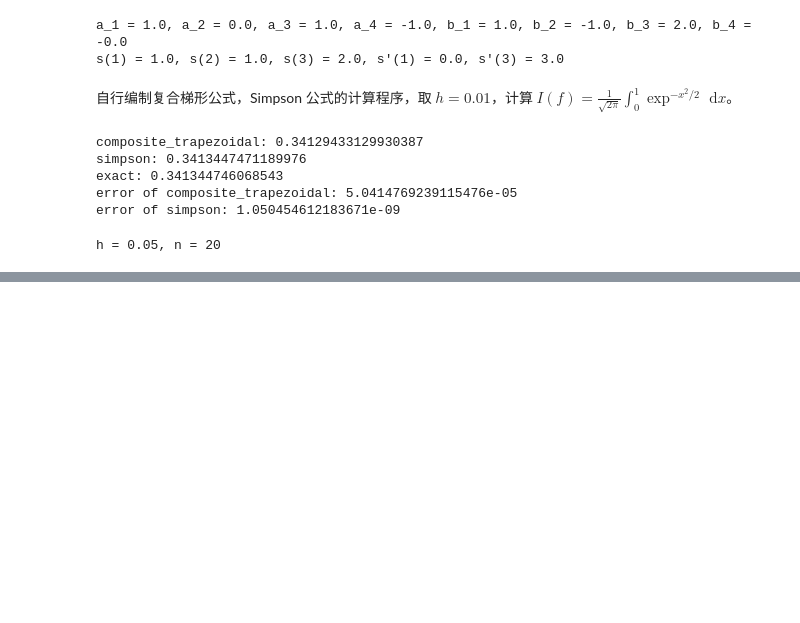
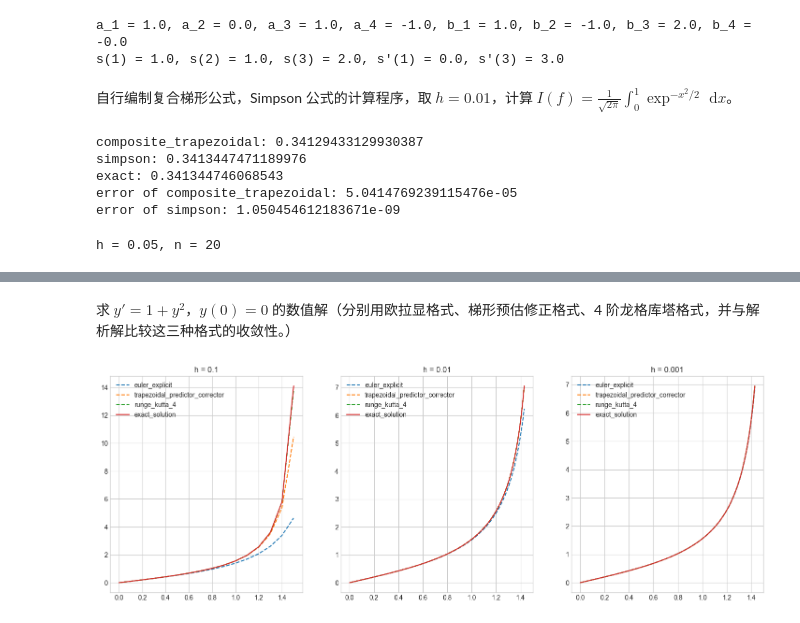
Before and after one commit to Maxmilite/numerical-analysis-code, a Jupyter notebook: experiment/code/ex.ipynb, the cells around one changed output, grey strips where cells are left out. Saved outputs shown, nothing was run; the diff lists cells and outputs as text; code cells hidden in the pictures; blank space fills up the shorter version.

```diff
--- a/experiment/code/ex.ipynb
+++ b/experiment/code/ex.ipynb
@@ -670,0 +671,62 @@ simpson at h = 0.125: 8.183479079161389
+# %% [markdown]
+求 $y' = 1 + y^2$，$y(0) = 0$ 的数值解（分别用欧拉显格式、梯形预估修正格式、4 阶龙格库塔格式，并与解析解比较这三种格式的收敛性。）
+# %%
+def f(x: float, y: float) -> float:
+    return 1 + y ** 2
+
+def euler_explicit(f: callable, a: float, b: float, y0: float, h: float) -> list:
+    n = int(math.ceil((b - a) / h))
+    x, y = [a], [y0]
+    for i in range(1, n + 1):
+        x.append(a + i * h)
+        y.append(y[-1] + h * f(x[-1], y[-1]))
+    return x, y
+
+def trapezoidal_predictor_corrector(f: callable, a: float, b: float, y0: float, h: float) -> list:
+    n = int(math.ceil((b - a) / h))
+    x, y = [a], [y0]
+    for i in range(1, n + 1):
+        x.append(a + i * h)
+        y.append(y[-1] + h / 2 * (f(x[-1], y[-1]) + f(x[-1] + h, y[-1] + h * f(x[-1], y[-1]))))
+    return x, y
+
+def runge_kutta_4(f: callable, a: float, b: float, y0: float, h: float) -> list:
+    n = int(math.ceil((b - a) / h))
+    x, y = [a], [y0]
+    for i in range(1, n + 1):
+        x.append(a + i * h)
+        k1 = h * f(x[-1], y[-1])
+        k2 = h * f(x[-1] + h / 2, y[-1] + k1 / 2)
+        k3 = h * f(x[-1] + h / 2, y[-1] + k2 / 2)
+        k4 = h * f(x[-1] + h, y[-1] + k3)
+        y.append(y[-1] + (k1 + 2 * k2 + 2 * k3 + k4) / 6)
+    return x, y
+
+def exact_solution(x: float) -> float:
+    return math.tan(x)
+
+import matplotlib.pyplot as plt
+
+plt.style.use('seaborn-whitegrid')
+
+a, b, y0 = 0, math.pi * 5 / 11, 0
+
+hs = [0.1, 0.01, 0.001]
+fig, ax = plt.subplots(1, 3, figsize=(18, 6))
+
+for i, h in enumerate(hs):
+    x, y = euler_explicit(f, a, b, y0, h)
+    ax[i].plot(x, y, label='euler_explicit', linestyle='dashed')
+    x, y = trapezoidal_predictor_corrector(f, a, b, y0, h)
+    ax[i].plot(x, y, label='trapezoidal_predictor_corrector', linestyle='dashed')
+    x, y = runge_kutta_4(f, a, b, y0, h)
+    ax[i].plot(x, y, label='runge_kutta_4', linestyle='dashed')
+    x = [a + i * h for i in range(int(math.ceil((b - a) / h)) + 1)]
+    y = [exact_solution(x_) for x_ in x]
+    ax[i].plot(x, y, label='exact_solution')
+    ax[i].legend()
+    ax[i].title.set_text(f'h = {h}')
+
+plt.show()
+# %% [output]
+[figure, added]
```
Also changed, not shown: parts of 15 cells of this notebook, 6 other files.
